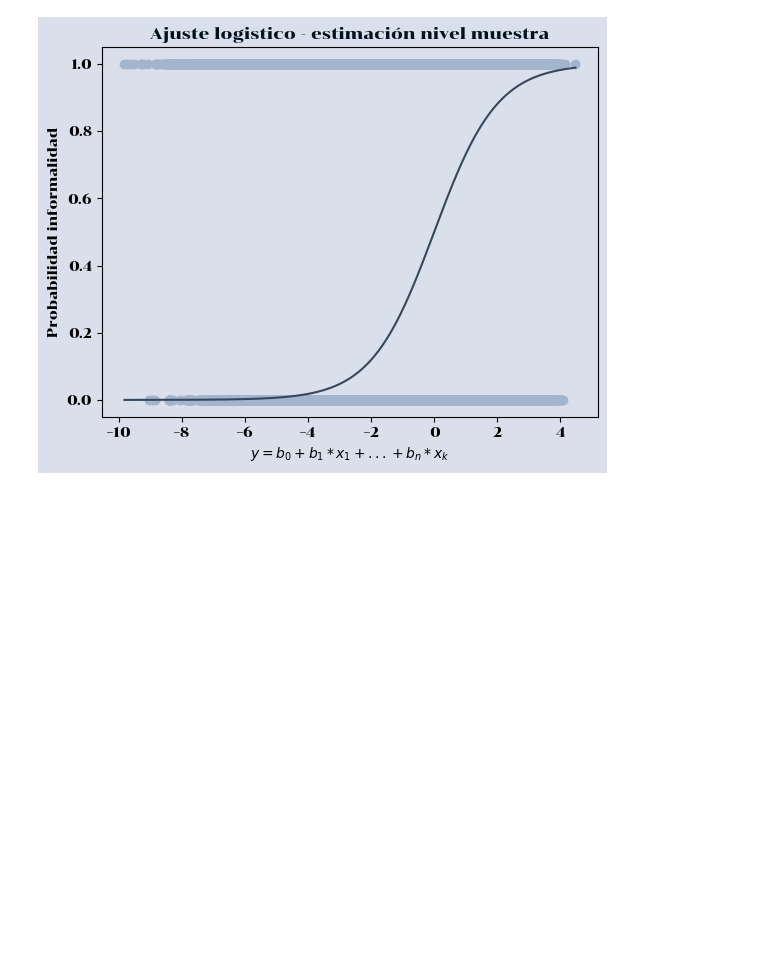
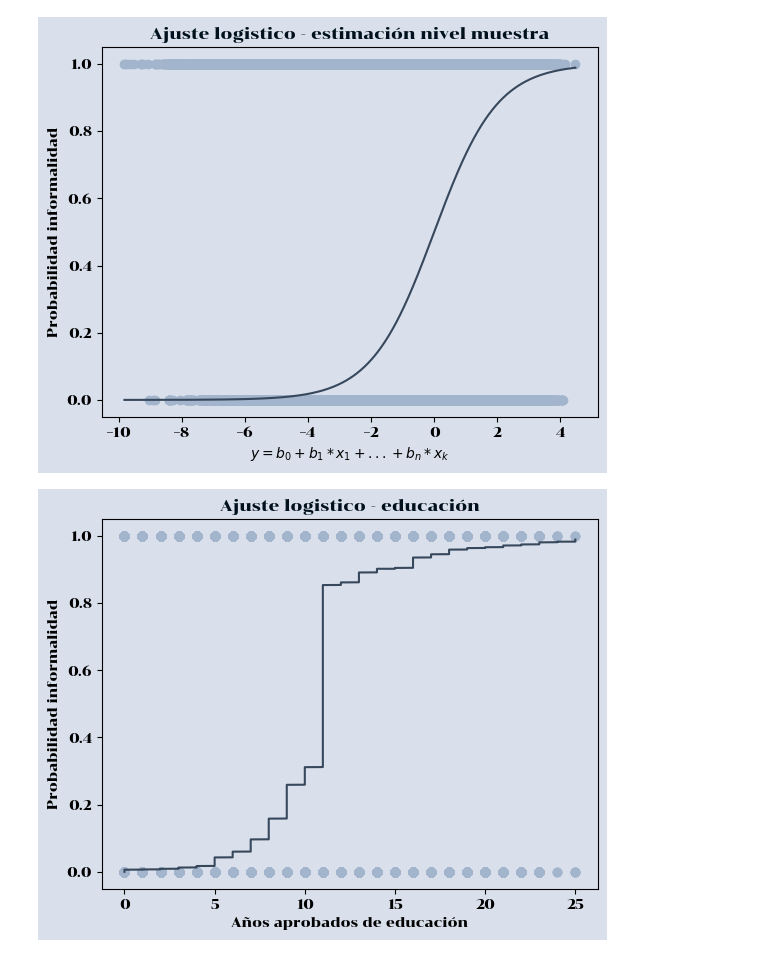
Before and after one commit to caavila96/Informalidad_GEIH_2022, a Jupyter notebook: informalidad_GEIH.ipynb, the cells around one changed output. Saved outputs shown, nothing was run; the diff lists cells and outputs as text; code cells hidden in the pictures; blank space fills up the shorter version.

```diff
--- a/informalidad_GEIH.ipynb
+++ b/informalidad_GEIH.ipynb
@@ -1112,4 +1121,16 @@ plt.xlabel('$y = b_0 + b_1*x_1 + ... + b_n*x_k$')
 plt.show()
 # %% [output]
 [figure]
+# %%
+#PROBABILIDAD INFORMALIDAD VS Educación:
+y_gorro = np.sort(logi['a_educ']).astype(np.int32)
+
+plt.plot(y_gorro,pr_muestra, color = '#37475C')
+plt.scatter(y_gorro,y,color = '#A2B5CC')
+plt.title('Ajuste logistico - educación')
+plt.ylabel('Probabilidad informalidad')
+plt.xlabel('Años aprobados de educación')
+plt.show()
+# %% [output]
+[figure, added]
 # %%
```
Also changed, not shown: parts of 18 cells of this notebook.
